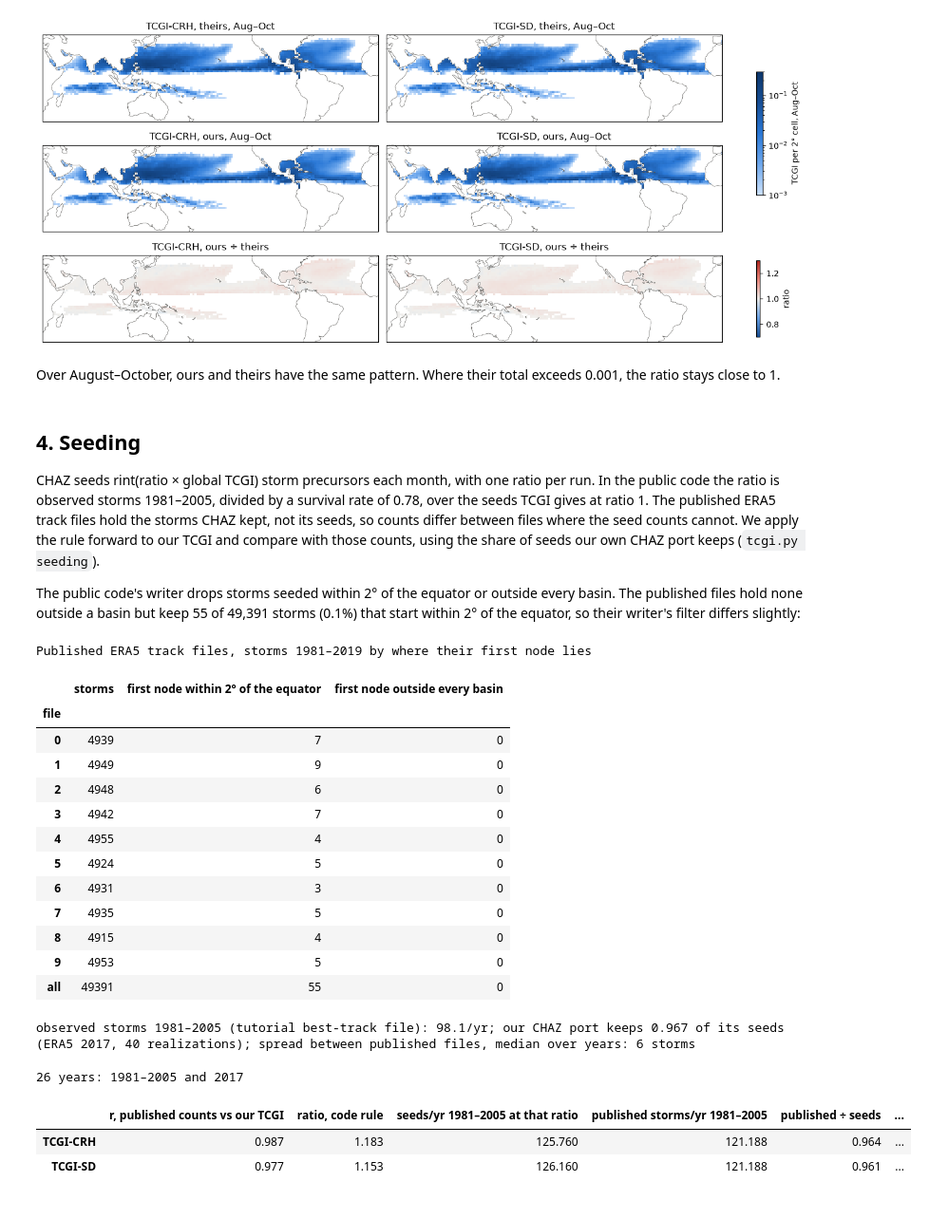
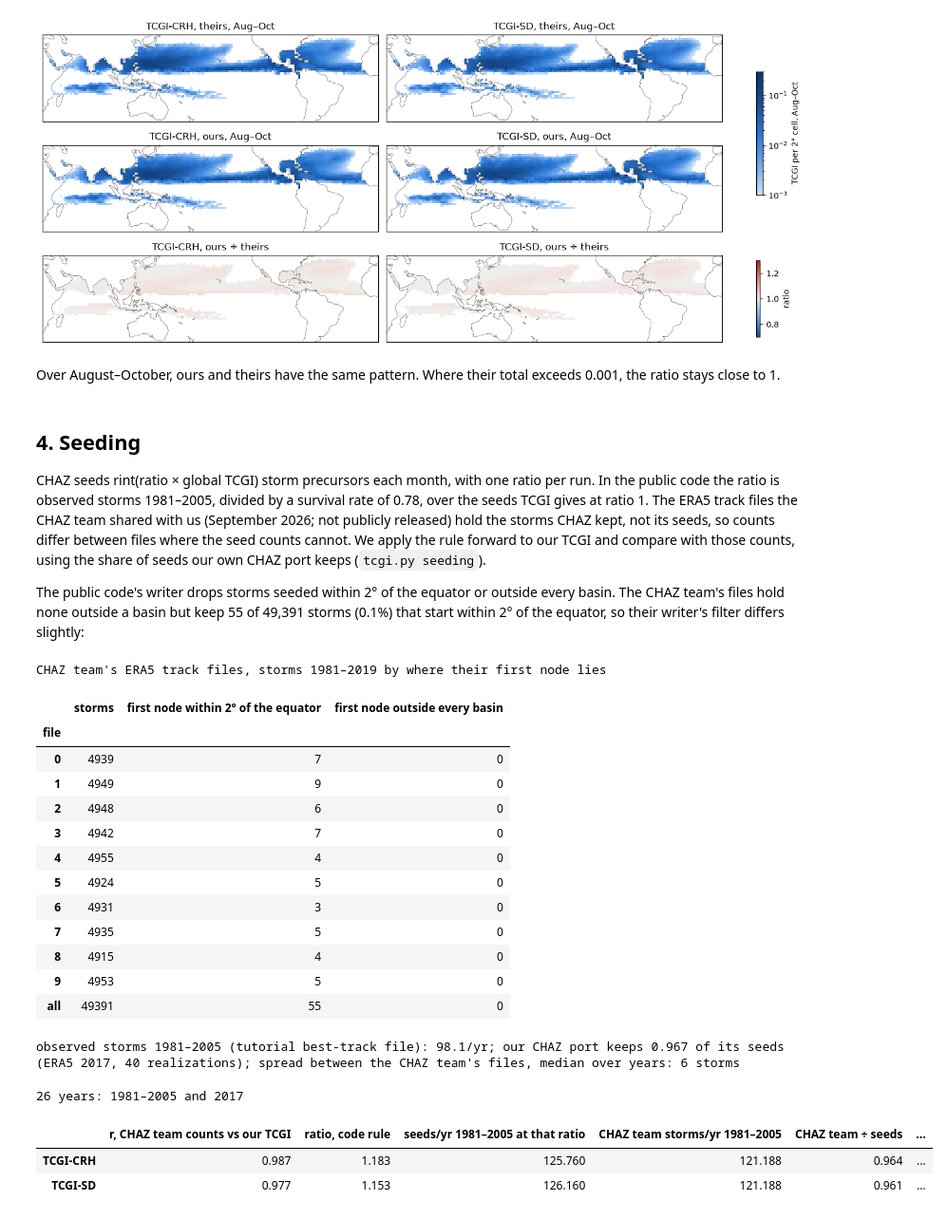
Before and after one commit to carbonplan/ocr-multi-hazard, a Jupyter notebook: docs/methods/hurricane-risk/genesis-index.ipynb, the cells around one changed output. Shown at 95% size. Drawn from its saved outputs; the diff is of its cells as text; code cells hidden in the pictures.

```diff
--- a/docs/methods/hurricane-risk/genesis-index.ipynb
+++ b/docs/methods/hurricane-risk/genesis-index.ipynb
@@ -662,29 +662,29 @@ for ax in axes.flat:
     ax.set_extent([30, 359.9, -40, 45], ccrs.PlateCarree())
 # %% [output]
 [figure]
-# %% [markdown]
-Over August–October, ours and theirs have the same pattern. Where their total exceeds 0.001, the
-ratio stays close to 1.
+# %% [markdown]
+Over August–October, ours and theirs have the same pattern. Where their total exceeds 0.001, the
+ratio stays close to 1.
 # %% [markdown]
 ## 4. Seeding
 
 CHAZ seeds rint(ratio × global TCGI) storm precursors each month, with one ratio per run. In the public
 code the ratio is observed storms 1981–2005, divided by a survival rate of 0.78, over the seeds TCGI
-gives at ratio 1. The published ERA5 track files hold the storms CHAZ kept, not its seeds, so counts
-differ between files where the seed counts cannot. We apply the rule forward to our TCGI and
+gives at ratio 1. The ERA5 track files the CHAZ team shared with us (September 2026; not publicly
+released) hold the storms CHAZ kept, not its seeds, so counts differ between files where the seed counts cannot. We apply the rule forward to our TCGI and
 compare with those counts, using the share of seeds our own CHAZ port keeps (`tcgi.py seeding`).
 
 The public code's writer drops storms seeded within 2° of the equator or outside every basin. The
-published files hold none outside a basin but keep 55 of 49,391 storms (0.1%) that start within 2°
+CHAZ team's files hold none outside a basin but keep 55 of 49,391 storms (0.1%) that start within 2°
 of the equator, so their writer's filter differs slightly:
 # %%
 filters = tcgi.published_seed_filters()
 filters.loc['all'] = filters.sum()
 filters.style.set_caption(
-    'Published ERA5 track files, storms 1981–2019 by where their first node lies'
+    "CHAZ team's ERA5 track files, storms 1981–2019 by where their first node lies"
 )
 # %% [output]
-Published ERA5 track files, storms 1981–2019 by where their first node lies
+CHAZ team's ERA5 track files, storms 1981–2019 by where their first node lies
 |  | storms | first node within 2° of the equator | first node outside every basin |
 | file |  |  |  |
 | 0 | 4939 | 7 | 0 |
@@ -701,37 +701,37 @@ Published ERA5 track files, storms 1981–2019 by where their first node lies
 # %%
 table = pd.read_csv(store.path(f'{store.VALIDATION}/seeding_1981_2005.csv'), index_col='year')
 observed = json.loads(store.path(f'{store.VALIDATION}/seeding_1981_2005.json').read_text())[
     'observed_storms_per_year_1981_2005'
 ]
 port = pd.read_csv(store.path(f'{store.VALIDATION}/chaz_port_2017_storms.csv'))
 kept = port['storms_kept'].sum() / port['seeds'].sum()
 files = table[[f'file_{i}' for i in range(10)]]
 published = files.mean(axis=1)
 years = table.index[table.index <= 2005]
 monthly = {k: table[[f'TCGI_{k}_m{m:02d}' for m in range(1, 13)]].values for k in ('CRH', 'SD')}
 rows = {}
 for kind, m in monthly.items():
     ratio = observed / tcgi.SURVIVAL / tcgi.seeds(m[: len(years)], 1.0).mean()
     expected = kept * tcgi.seeds(m, ratio)
     rows[f'TCGI-{kind}'] = {
-        'r, published counts vs our TCGI': np.corrcoef(published, m.sum(axis=1))[0, 1],
+        'r, CHAZ team counts vs our TCGI': np.corrcoef(published, m.sum(axis=1))[0, 1],
         'ratio, code rule': ratio,
         'seeds/yr 1981–2005 at that ratio': tcgi.seeds(m[: len(years)], ratio).mean(),
-        'published storms/yr 1981–2005': published.loc[years].mean(),
-        'published ÷ seeds': published.loc[years].mean()
+        'CHAZ team storms/yr 1981–2005': published.loc[years].mean(),
+        'CHAZ team ÷ seeds': published.loc[years].mean()
         / tcgi.seeds(m[: len(years)], ratio).mean(),
-        'published ÷ expected kept, yearly sd': (published / expected).std(),
+        'CHAZ team ÷ expected kept, yearly sd': (published / expected).std(),
     }
 print(
     f'observed storms 1981–2005 (tutorial best-track file): {observed:.1f}/yr; '
     f'our CHAZ port keeps {kept:.3f} of its seeds (ERA5 2017, {len(port)} realizations); '
-    f'spread between published files, median over years: {(files.max(axis=1) - files.min(axis=1)).median():.0f} storms'
+    f"spread between the CHAZ team's files, median over years: {(files.max(axis=1) - files.min(axis=1)).median():.0f} storms"
 )
 pd.DataFrame(rows).T.style.format('{:.3f}').set_caption(f'{len(table)} years: 1981–2005 and 2017')
 # %% [output]
-observed storms 1981–2005 (tutorial best-track file): 98.1/yr; our CHAZ port keeps 0.967 of its seeds (ERA5 2017, 40 realizations); spread between published files, median over years: 6 storms
+observed storms 1981–2005 (tutorial best-track file): 98.1/yr; our CHAZ port keeps 0.967 of its seeds (ERA5 2017, 40 realizations); spread between the CHAZ team's files, median over years: 6 storms
 26 years: 1981–2005 and 2017
-|  | r, published counts vs our TCGI | ratio, code rule | seeds/yr 1981–2005 at that ratio | published storms/yr 1981–2005 | published ÷ seeds | ... |
+|  | r, CHAZ team counts vs our TCGI | ratio, code rule | seeds/yr 1981–2005 at that ratio | CHAZ team storms/yr 1981–2005 | CHAZ team ÷ seeds | ... |
 | TCGI-CRH | 0.987 | 1.183 | 125.760 | 121.188 | 0.964 | ... |
 | TCGI-SD | 0.977 | 1.153 | 126.160 | 121.188 | 0.961 | ... |
 # %%
```
Also changed, not shown: parts of 20 cells of this notebook, 2 other files.
